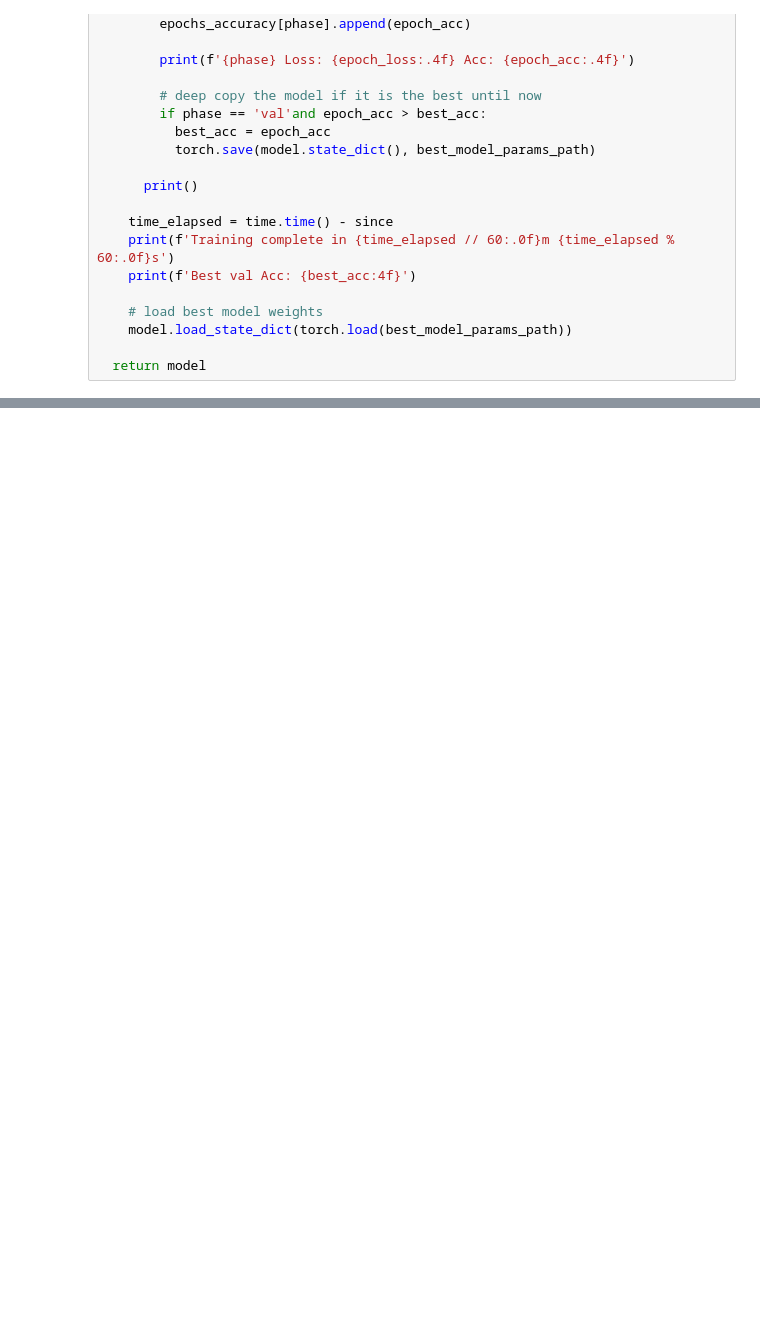
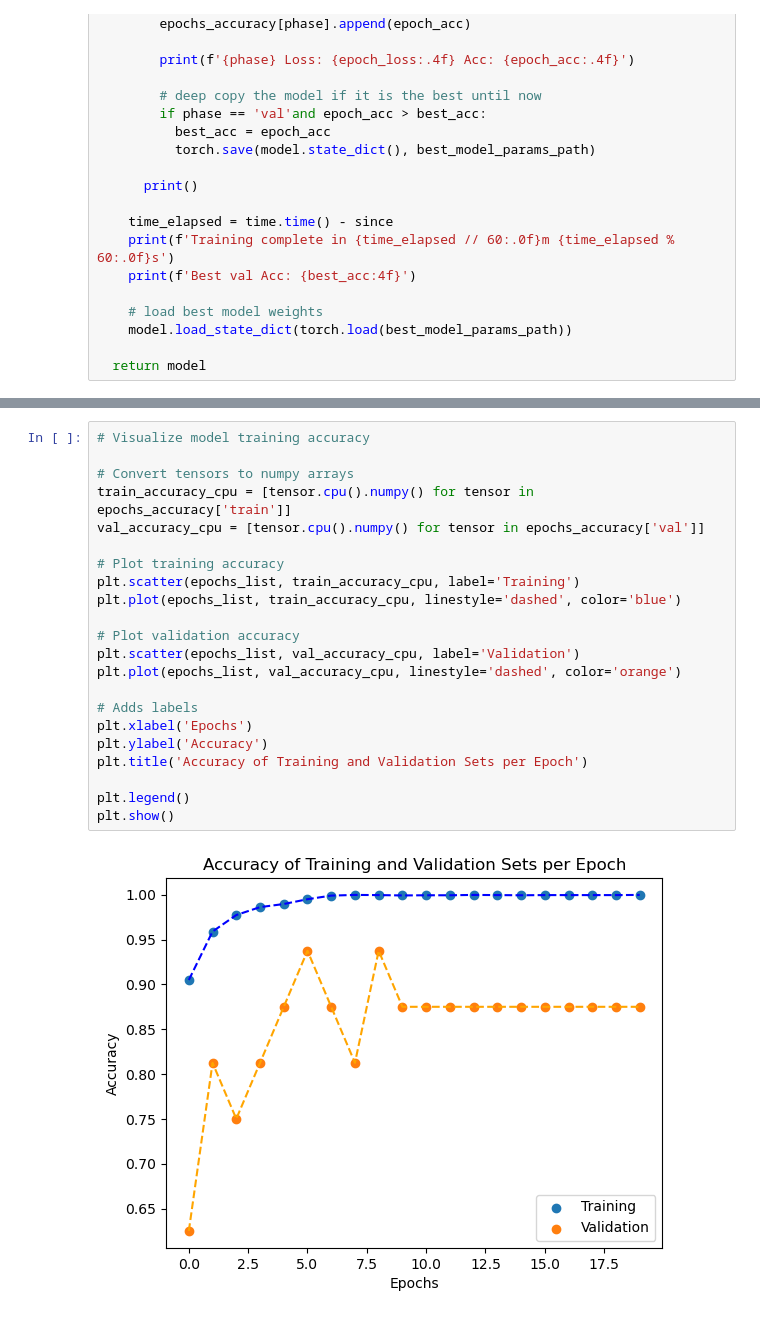
Before and after one commit to felipemattosv/PneumoniaX-RayClassifier, a Jupyter notebook: main.ipynb, the cells around one changed output, grey strips where cells are left out. Saved outputs shown, nothing was run; the diff lists cells and outputs as text; blank space fills up the shorter version.

```diff
--- a/main.ipynb
+++ b/main.ipynb
@@ -220,0 +246,24 @@ Best val Acc: 1.000000
+# %%
+# Visualize model training accuracy
+
+# Convert tensors to numpy arrays
+train_accuracy_cpu = [tensor.cpu().numpy() for tensor in epochs_accuracy['train']]
+val_accuracy_cpu = [tensor.cpu().numpy() for tensor in epochs_accuracy['val']]
+
+# Plot training accuracy
+plt.scatter(epochs_list, train_accuracy_cpu, label='Training')
+plt.plot(epochs_list, train_accuracy_cpu, linestyle='dashed', color='blue')
+
+# Plot validation accuracy
+plt.scatter(epochs_list, val_accuracy_cpu, label='Validation')
+plt.plot(epochs_list, val_accuracy_cpu, linestyle='dashed', color='orange')
+
+# Adds labels
+plt.xlabel('Epochs')
+plt.ylabel('Accuracy')
+plt.title('Accuracy of Training and Validation Sets per Epoch')
+
+plt.legend()
+plt.show()
+# %% [output]
+[figure, added]
```
Also changed, not shown: parts of 4 cells of this notebook.
